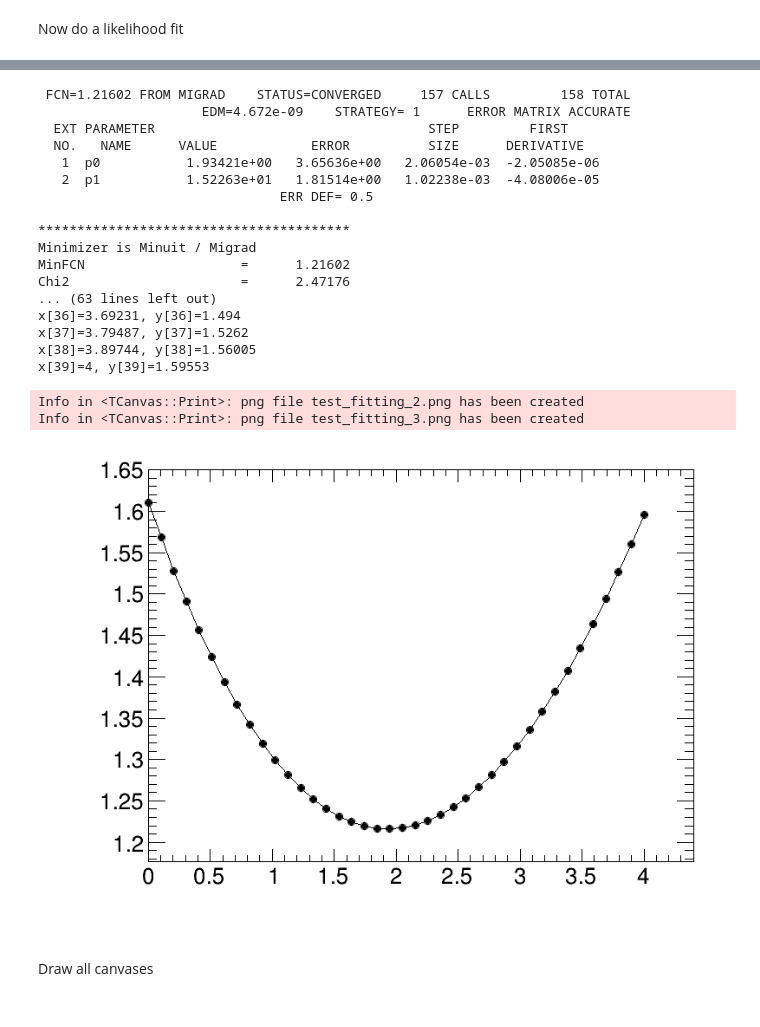
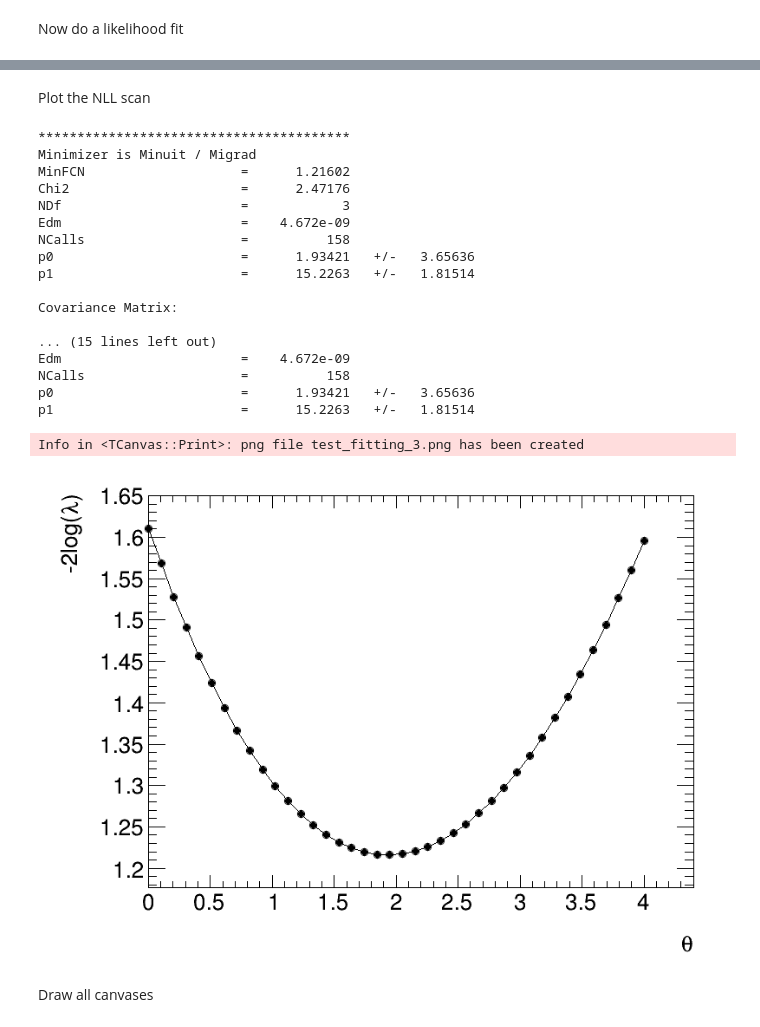
Before and after one commit to LailinXu/hepstat-tutorial, a Jupyter notebook: Fitting/hepstat_tutorial_fit.py.nbconvert.ipynb, the cells around one changed output, grey strips where cells are left out. Cells and saved outputs as stored; diff of their text form; code cells hidden in the pictures.

```diff
--- a/Fitting/hepstat_tutorial_fit.py.nbconvert.ipynb
+++ b/Fitting/hepstat_tutorial_fit.py.nbconvert.ipynb
@@ -63,44 +164,39 @@ Now do a likelihood fit
+# %% [markdown]
+Plot the NLL scan
 # %%
-my2 = R.TF1("myFunc2", "pol1", bin0, bin1)
-my2.SetLineColor(2)
-frp2 = hd.Fit("myFunc2", "LS")
-my1.Draw("same")
-myc.Update()
-myc.SaveAs("test_fitting_2.png")
-
 myc.Clear()
 frp2.Print("V")
 gr=R.TGraph()
 smin, smax=0, 4
 fr2=R.TFitResult(frp2.Get())
 fr2.Print()
 fr2.Scan(0, gr, smin, smax)
 gr.Draw()
-gr.Print()
+gr.GetXaxis().SetTitle("#theta")
+gr.GetYaxis().SetTitle("-2log(#lambda)")
 myc.Draw()
 
 myc.SaveAs("test_fitting_3.png")
 # %% [output]
- FCN=1.21602 FROM MIGRAD    STATUS=CONVERGED     157 CALLS         158 TOTAL
-                     EDM=4.672e-09    STRATEGY= 1      ERROR MATRIX ACCURATE
-  EXT PARAMETER                                   STEP         FIRST
-  NO.   NAME      VALUE            ERROR          SIZE      DERIVATIVE
-   1  p0           1.93421e+00   3.65636e+00   2.06054e-03  -2.05085e-06
-   2  p1           1.52263e+01   1.81514e+00   1.02238e-03  -4.08006e-05
-                               ERR DEF= 0.5
-
 ****************************************
 Minimizer is Minuit / Migrad
 MinFCN                    =      1.21602
 Chi2                      =      2.47176
-... (63 lines left out)
-x[36]=3.69231, y[36]=1.494
-x[37]=3.79487, y[37]=1.5262
-x[38]=3.89744, y[38]=1.56005
-x[39]=4, y[39]=1.59553
+NDf                       =            3
+Edm                       =    4.672e-09
+NCalls                    =          158
+p0                        =      1.93421   +/-   3.65636
+p1                        =      15.2263   +/-   1.81514
+
+Covariance Matrix:
+
+... (15 lines left out)
+Edm                       =    4.672e-09
+NCalls                    =          158
+p0                        =      1.93421   +/-   3.65636
+p1                        =      15.2263   +/-   1.81514
-Info in <TCanvas::Print>: png file test_fitting_2.png has been created
 Info in <TCanvas::Print>: png file test_fitting_3.png has been created
-[figure, old version]
+[figure, new version]
 # %% [markdown]
 Draw all canvases
 # %%
```
Also changed, not shown: parts of 12 cells of this notebook, 1 other file.
